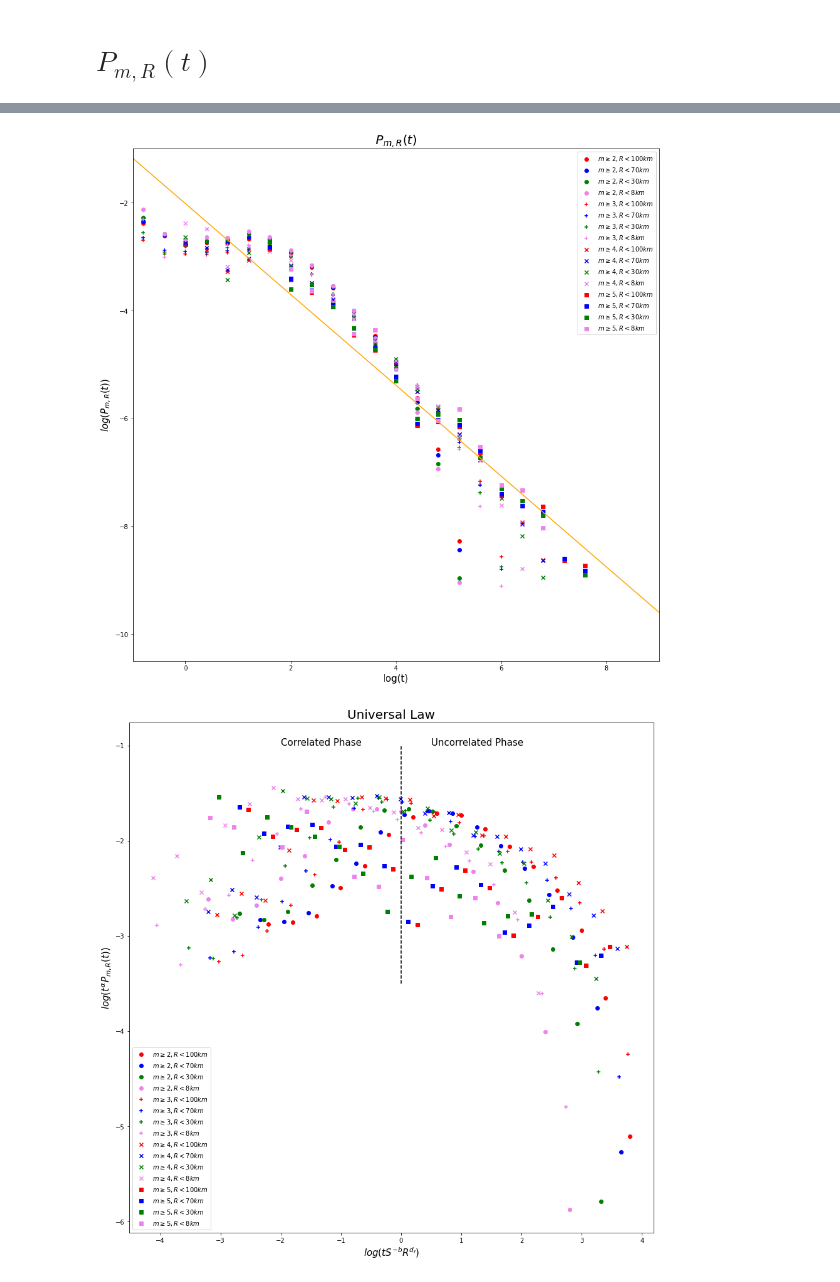
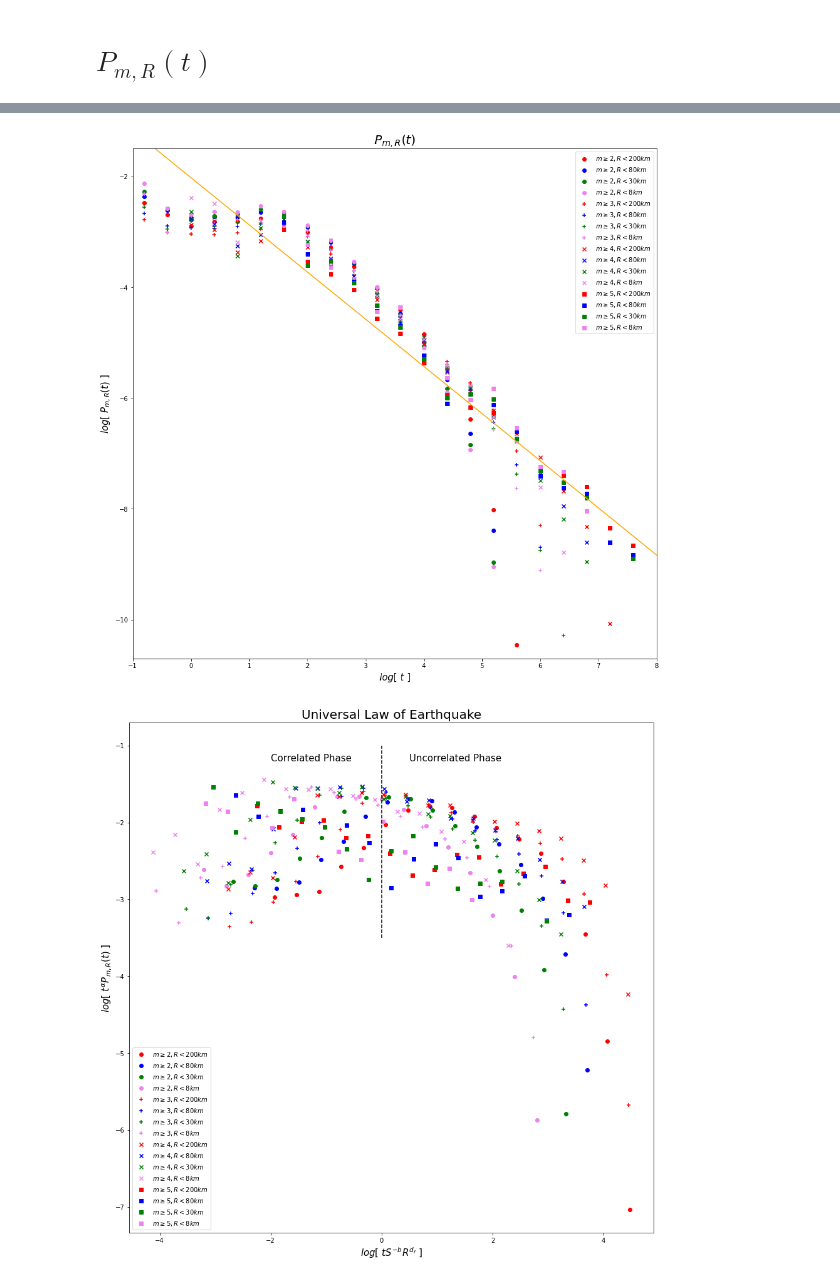
Before and after one commit to andreazanola98/Earthquake-Data-Analysis, a Jupyter notebook: Andrea.ipynb, the cells around one changed output, grey strips where cells are left out. Saved outputs shown, nothing was run; the diff lists cells and outputs as text; code cells hidden in the pictures.

```diff
--- a/Andrea.ipynb
+++ b/Andrea.ipynb
@@ -43,0 +53,18 @@ def f(x,a,b):
+# %%
+mth=5
+mask=(df['mag']>=mth) & (df['pointer']!=-1)
+i1 = df['pointer'][mask].to_numpy()
+origin=[]
+originv=[]
+for i in range(len(i1)):
+    mask1=[]
+    mask1=[i1[i]]
+    while mask1[-1]!=-1:
+        i2=df['pointer'][mask1[-1]]
+        mask1.append(i2)
+    origin=np.insert(origin,0,mask1[-2])
+    originv=np.insert(originv,0,mask1[:-1])
+#origin=np.delete(origin,-1)#indici di riferimento dell'evento generatore
+#originv=np.unique(np.delete(originv,-1))#tutti gli indici (no doppioni) che portano a ritroso all'evento generatore
+origin=np.flip(origin)
+originv=np.flip(np.unique(originv))#tutti gli indici (no doppioni) che portano a ritroso all'evento generatore
@@ -298,27 +228,13 @@ Questa potrebbe essere una proposta di Legge Universale: i punti rossi sono rife
 # $P_{m,R}(t)$
 # %%
 magth=np.arange(2,6,1)
-Rth=np.array([100000,70000,30000,8000])
+Rth=np.array([200000,80000,30000,8000])
 R=np.matrix([Rth[0]*np.ones(4),Rth[1]*np.ones(4),Rth[2]*np.ones(4),Rth[3]*np.ones(4)])
-l=np.shape(R)[0]
-
 colors=['red','blue','green','violet'] # threshold R selected
 markers=['o','+','x','s'] #corresponds to the number of magnitude selected (2,3,4,5)
-
-def p(i,j):
-    if i==1 and j==0:
-     p=2
-    elif i==1 and j==1:
-     p=3
-    else:
-     p=i+j
-    return p
-
 Yu=[]
 Xu=[]
-
-#m=2,3,4,5
-dfv=np.array([0.91,0.94,0.97,0.95]) #old (30)
+dfv=np.array([0.91,0.94,0.97,0.95]) #30 bins
 alpha=np.array([0.61,0.72,0.81,0.74]) #best (different values of bins size)
 b=G[0][1]
 const=-4
@@ -328,7 +244,7 @@ fig7, ax7 = plt.subplots(figsize=(15,15))
 
 for i in range(2):
     for j in range(2):
-        for z in range(l):
+        for z in range(np.shape(R)[0]):
             mask=(df['mag']>=magth[p(i,j)])
             dr=df[mask]
             dr=dr.drop(columns=['t','pointer','mag'])
@@ -337,10 +253,6 @@ for i in range(2):
             dr.insert(loc=1, column='dt', value=df['t'][dr.index])
             dr['dt']=dr['dt'].diff()
             dr=dr.drop(dr.index[0])
-            Tlim=0.0001 #40s as written in the paper
-            Tlimm=10**20
-            mask1=(dr['dt']<Tlim) | (dr['dt']>Tlimm)
-            dr=dr.drop(dr[mask1].index)
             dr=dr.drop(dr[dr['dpw'] > R[z,p(i,j)]].index)
 
             counts6, bins6, bars =ax6.hist(dr['dt'], visible=0,bins=np.logspace(-1,9,26),density=1) #-1,8 19  // -1,9 26
@@ -350,26 +262,20 @@ for i in range(2):
             xF=(bins6[:-1]*bins6[1:len(counts6)+1])**0.5
             xF=xF[counts6>0]
             Xu=np.insert(Xu,0,xF)
-
             ax6.scatter(np.log10(xF),np.log10(yhb),color=colors[z],marker=markers[p(i,j)],
                         label='$m\geq%s, R<%.0f km$'%(magth[p(i,j)],R[z,p(i,j)]/1000))
 
-
             Yt1=alpha[p(i,j)]*np.log10(xF)+np.log10(yhb)
             Xt1=np.log10(xF) + b*magth[p(i,j)] + dfv[p(i,j)]*np.log10(R[z,p(i,j)]) +const
-
             ax7.scatter(Xt1,Yt1,color=colors[z],marker=markers[p(i,j)],
                         label='$m\geq%s, R<%.0f km$'%(magth[p(i,j)],R[z,p(i,j)]/1000))
 
-ax7.set_title('Universal Law',size=20)
-ax7.set_xlabel('$log(tS^{-b}R^{d_{f}})$',size=15)
-ax7.set_ylabel('$log(t^{\\alpha}P_{m,R}(t))$',size=15)
+ax7.set_title('Universal Law of Earthquake',size=20)
+ax7.set_xlabel('$log[~tS^{-b}R^{d_{f}}~]$',size=15)
+ax7.set_ylabel('$log[~t^{\\alpha}P_{m,R}(t)~]$',size=15)
 ax7.plot(np.zeros(100),np.linspace(-3.5,-1,100),'k--')
-ax7.text(0.5,-1, 'Uncorrelated Phase',size=15)
-ax7.text(-2,-1, 'Correlated Phase',size=15)
-#ax7.text(-2,-4, '$\\alpha=[%s, %s, %s, %s]$'%(alpha[0],alpha[1],alpha[2],alpha[3]),size=15)
-#ax7.text(-2,-4.2, '$d_{f}=[%s, %s, %s, %s]$'%(dfv[0],dfv[1],dfv[2],dfv[3]),size=15)
-#ax7.text(-2,-4.4, 'b=%.2f'%b,size=15)
+ax7.text(0.5,-1.2, 'Uncorrelated Phase',size=15)
+ax7.text(-2,-1.2, 'Correlated Phase',size=15)
 ax7.legend(loc='best')
 
 U=optimize.curve_fit(f,np.log10(Xu),np.log10(Yu),p0=[1,-1]) #no errors here***
@@ -377,12 +283,12 @@ resU = stats.linregress(np.log10(Xu),np.log10(Yu))
 xx=np.linspace(-1,9,100)
 
 ax6.plot(xx,f(xx,U[0][0],U[0][1]),'orange')
-ax6.set_xlim(-1,9);
-ax6.set_ylim(-10.5,-1)
+ax6.set_xlim(-1,8)
+ax6.set_ylim(-10.7,-1.5)
 ax6.set_title('$P_{m,R}(t)$',size=20)
-ax6.set_xlabel('log(t)',size=15)
-ax6.set_ylabel('$log(P_{m,R}(t))$',size=15)
-ax6.legend(loc='upper right');
+ax6.set_xlabel('$log[~t~]$',size=15)
+ax6.set_ylabel('$log[~P_{m,R}(t)~]$',size=15)
+ax6.legend(loc='best');
 
 print('---Fit Parameters with Errors---')
 print('a=%.2f'%U[0][0],'+-%.2f'%U[1][0,0]**0.5)
@@ -396,2 +302,2 @@ r=-0.9393
-[figure, old version]
+[figure, new version]
-[figure, old version]
+[figure, new version]
```
Also changed, not shown: parts of 21 cells of this notebook.
